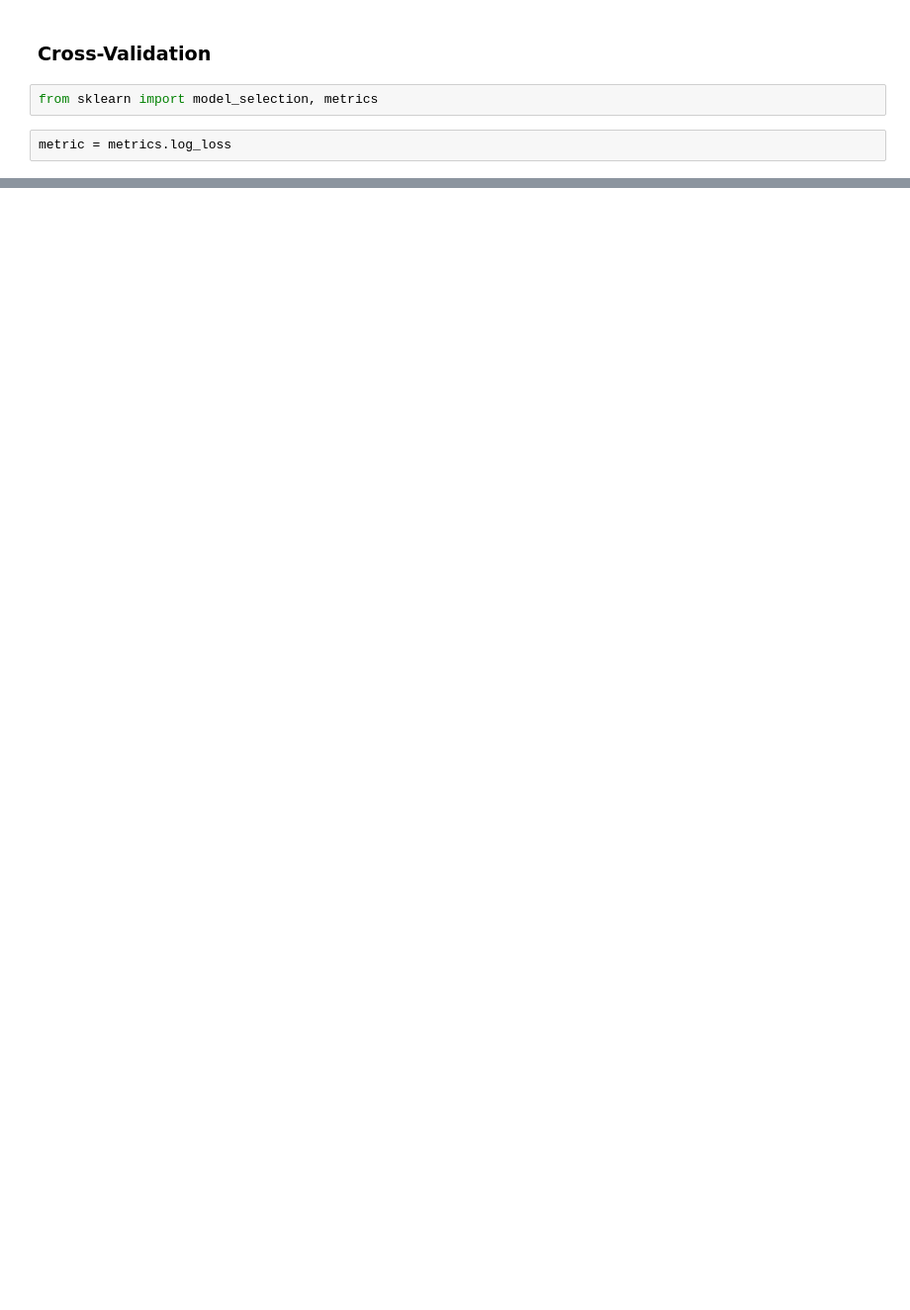
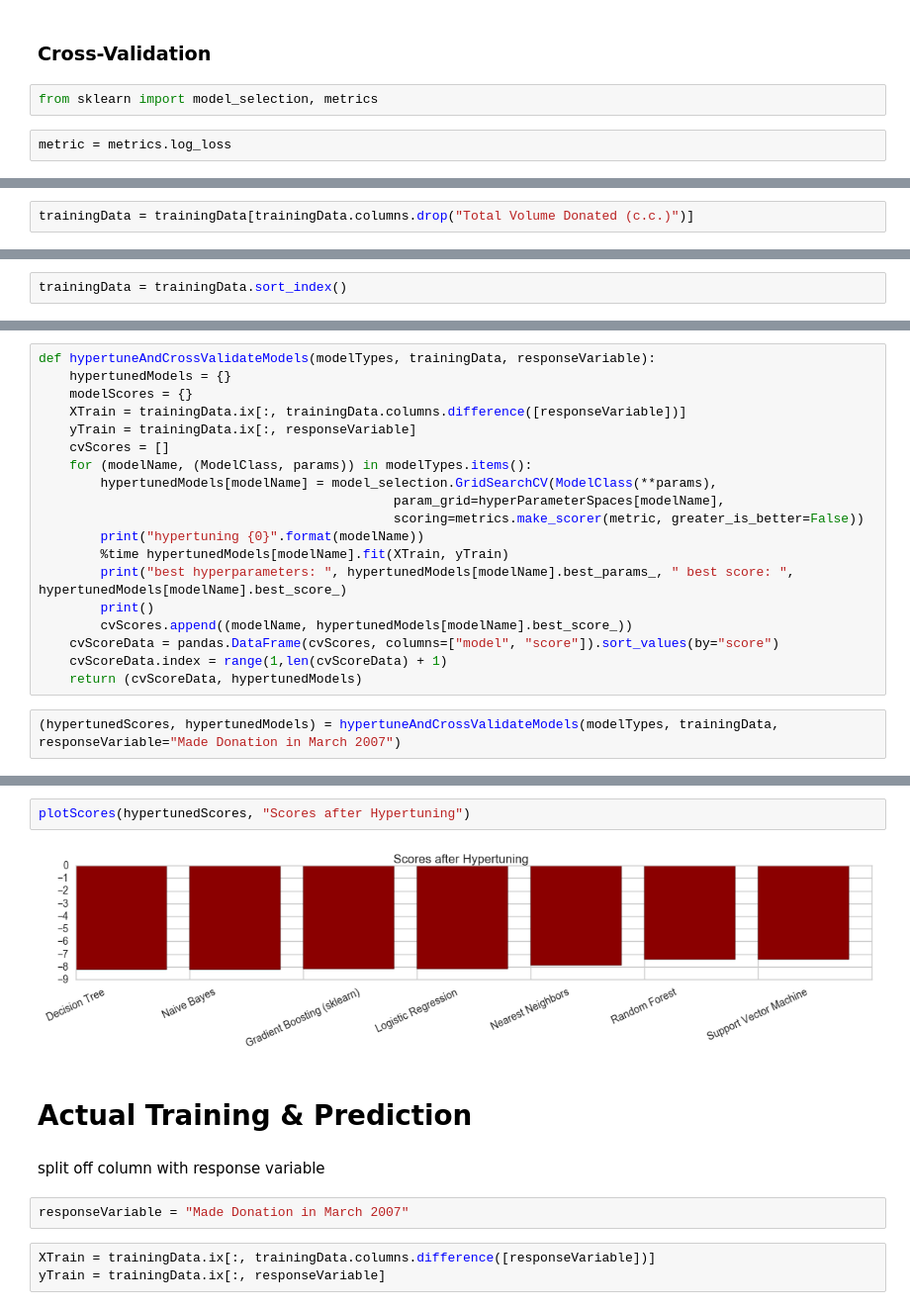
Before and after one commit to ML-KA/team-datascience-orga, a Jupyter notebook: Challenges/BloodDonations/clstaudt/Blood Donations.ipynb, the cells around one changed output, grey strips where cells are left out. Shown at 99% size. Drawn from its saved outputs; the diff is of its cells as text; blank space fills up the shorter version.

```diff
--- a/Challenges/BloodDonations/clstaudt/Blood Donations.ipynb
+++ b/Challenges/BloodDonations/clstaudt/Blood Donations.ipynb
@@ -160,0 +254,2 @@ plt.suptitle("Cross Validation Scores")
+# %%
+trainingData = trainingData[trainingData.columns.drop("Total Volume Donated (c.c.)")]
@@ -160,0 +260,2 @@ plt.suptitle("Cross Validation Scores")
+# %%
+trainingData = trainingData.sort_index()
@@ -160,0 +295,21 @@ plt.suptitle("Cross Validation Scores")
+# %%
+def hypertuneAndCrossValidateModels(modelTypes, trainingData, responseVariable):
+    hypertunedModels = {}
+    modelScores = {}
+    XTrain = trainingData.ix[:, trainingData.columns.difference([responseVariable])]
+    yTrain = trainingData.ix[:, responseVariable]
+    cvScores = []
+    for (modelName, (ModelClass, params)) in modelTypes.items():
+        hypertunedModels[modelName] = model_selection.GridSearchCV(ModelClass(**params),
+                                              param_grid=hyperParameterSpaces[modelName],
+                                              scoring=metrics.make_scorer(metric, greater_is_better=False))
+        print("hypertuning {0}".format(modelName))
+        %time hypertunedModels[modelName].fit(XTrain, yTrain)
+        print("best hyperparameters: ", hypertunedModels[modelName].best_params_, " best score: ", hypertunedModels[modelName].best_score_)
+        print()
+        cvScores.append((modelName, hypertunedModels[modelName].best_score_))
+    cvScoreData = pandas.DataFrame(cvScores, columns=["model", "score"]).sort_values(by="score")
+    cvScoreData.index = range(1,len(cvScoreData) + 1)
+    return (cvScoreData, hypertunedModels)
+# %%
+(hypertunedScores, hypertunedModels) = hypertuneAndCrossValidateModels(modelTypes, trainingData, responseVariable="Made Donation in March 2007")
@@ -160,0 +356,13 @@ plt.suptitle("Cross Validation Scores")
+# %%
+plotScores(hypertunedScores, "Scores after Hypertuning")
+# %% [output]
+[figure, added]
+# %% [markdown]
+# Actual Training & Prediction
+# %% [markdown]
+split off column with response variable
+# %%
+responseVariable = "Made Donation in March 2007"
+# %%
+XTrain = trainingData.ix[:, trainingData.columns.difference([responseVariable])]
+yTrain = trainingData.ix[:, responseVariable]
```
Also changed, not shown: parts of 42 cells of this notebook.
